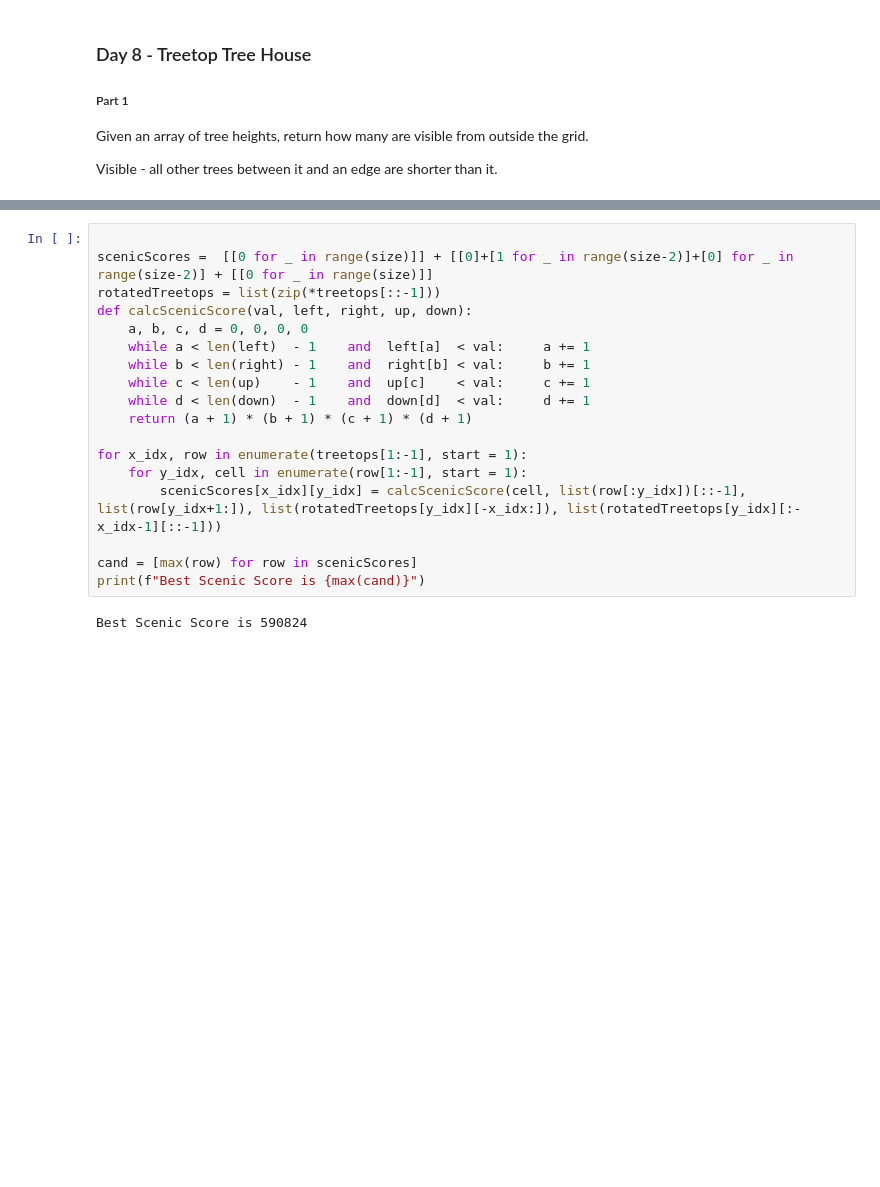
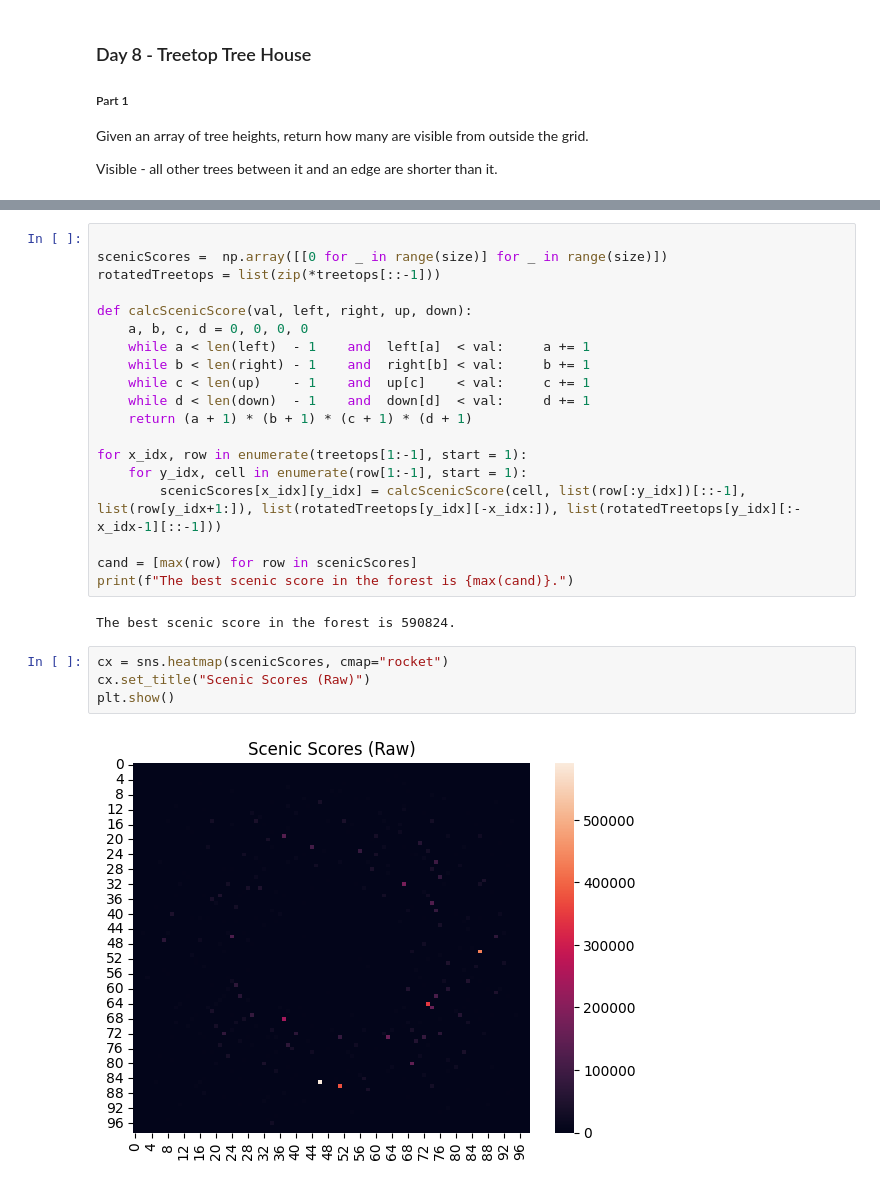
Before and after one commit to KaraMartin/AdventOfCode2022, a Jupyter notebook: AdventOfCode_08.ipynb, the cells around one changed output, grey strips where cells are left out. Saved outputs shown, nothing was run; the diff lists cells and outputs as text; blank space fills up the shorter version.

```diff
--- a/AdventOfCode_08.ipynb
+++ b/AdventOfCode_08.ipynb
@@ -64,8 +64,9 @@ Find the best scenic score for any tree on the map.
 Scenic score : product of unblocked distances NSEW.
 # %%
 
-scenicScores =  [[0 for _ in range(size)]] + [[0]+[1 for _ in range(size-2)]+[0] for _ in range(size-2)] + [[0 for _ in range(size)]]
+scenicScores =  np.array([[0 for _ in range(size)] for _ in range(size)])
 rotatedTreetops = list(zip(*treetops[::-1]))
+
 def calcScenicScore(val, left, right, up, down):
     a, b, c, d = 0, 0, 0, 0
     while a < len(left)  - 1    and  left[a]  < val:     a += 1
@@ -79,6 +80,12 @@ for x_idx, row in enumerate(treetops[1:-1], start = 1):
         scenicScores[x_idx][y_idx] = calcScenicScore(cell, list(row[:y_idx])[::-1], list(row[y_idx+1:]), list(rotatedTreetops[y_idx][-x_idx:]), list(rotatedTreetops[y_idx][:-x_idx-1][::-1]))
 
 cand = [max(row) for row in scenicScores]
-print(f"Best Scenic Score is {max(cand)}")
+print(f"The best scenic score in the forest is {max(cand)}.")
 # %% [output]
-Best Scenic Score is 590824
+The best scenic score in the forest is 590824.
+# %%
+cx = sns.heatmap(scenicScores, cmap="rocket")
+cx.set_title("Scenic Scores (Raw)")
+plt.show()
+# %% [output]
+[figure, added]
```
Also changed, not shown: parts of 5 cells of this notebook, 3 other files.
